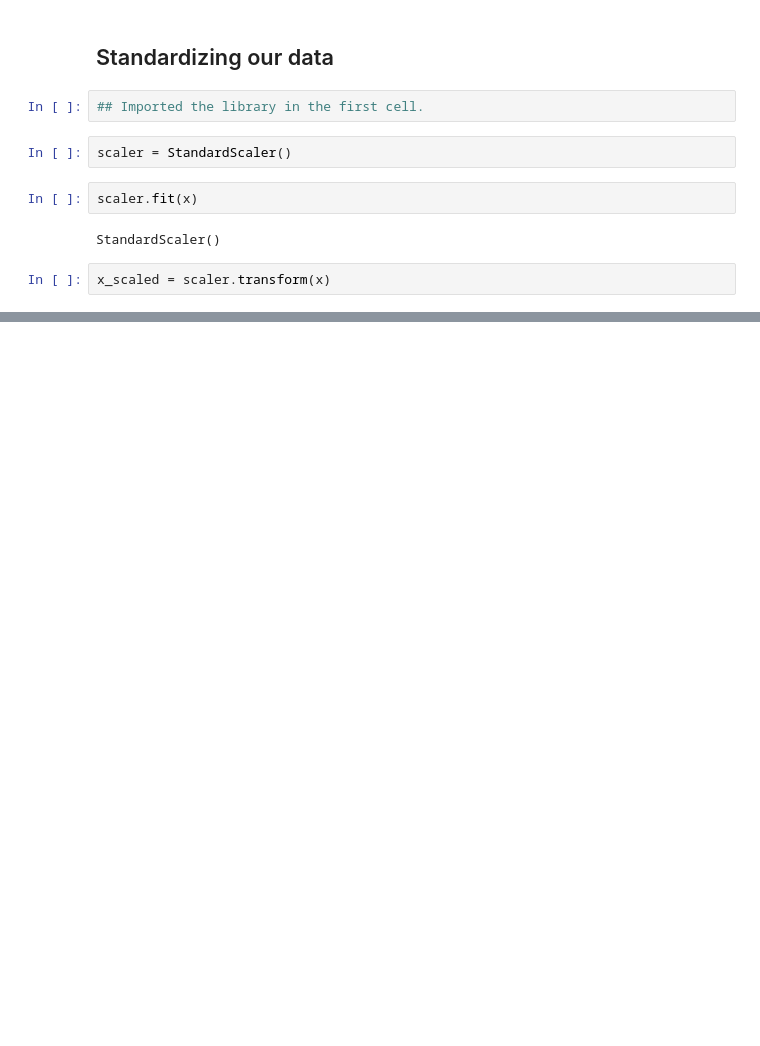
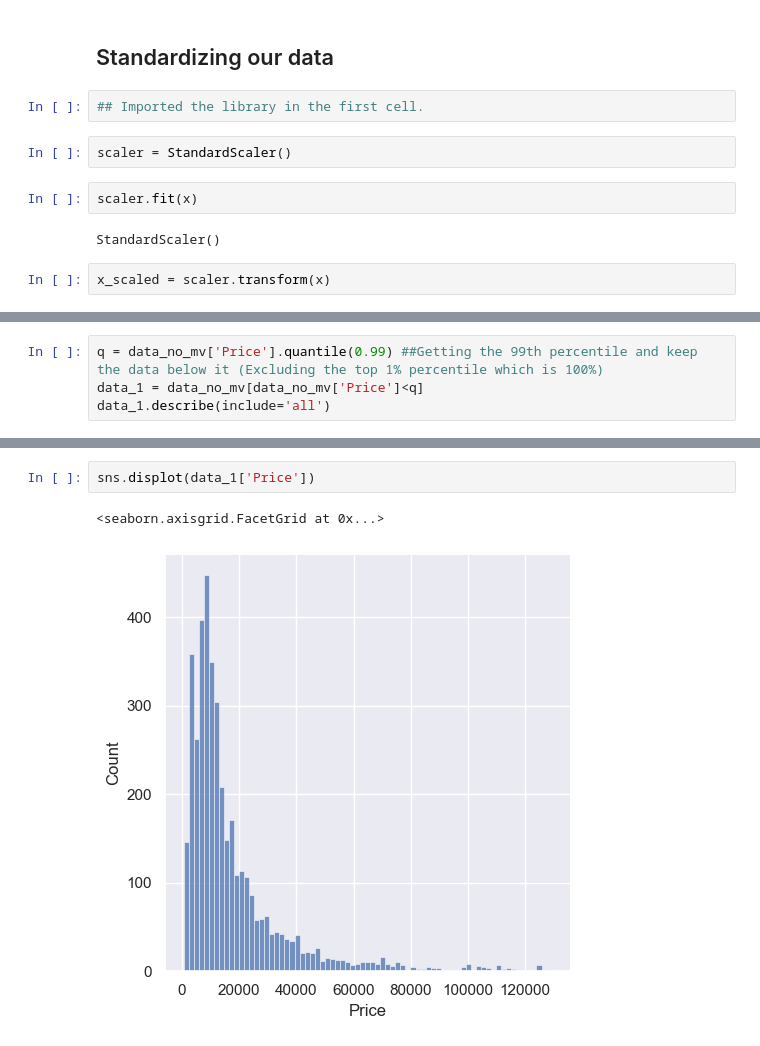
Before and after one commit to WaheedShaq/stats-and-ai-learning, a Jupyter notebook: AI Stuff revamped.ipynb, the cells around one changed output, grey strips where cells are left out. Drawn from its saved outputs; the diff is of its cells as text; blank space fills up the shorter version.

```diff
--- a/AI Stuff revamped.ipynb
+++ b/AI Stuff revamped.ipynb
@@ -708,0 +939,4 @@ array([[ 0.        ,  0.85390339,  1.07417231],
+# %%
+q = data_no_mv['Price'].quantile(0.99) ##Getting the 99th percentile and keep the data below it (Excluding the top 1% percentile which is 100%)
+data_1 = data_no_mv[data_no_mv['Price']<q]
+data_1.describe(include='all')
@@ -708,0 +956,5 @@ array([[ 0.        ,  0.85390339,  1.07417231],
+# %%
+sns.displot(data_1['Price'])
+# %% [output]
+<seaborn.axisgrid.FacetGrid at 0x...>
+[figure, added]
```
Also changed, not shown: parts of 49 cells of this notebook, 1 other file.
